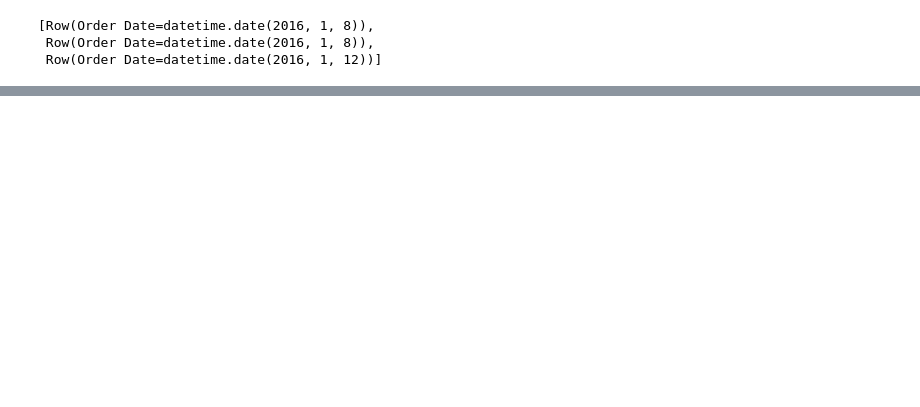
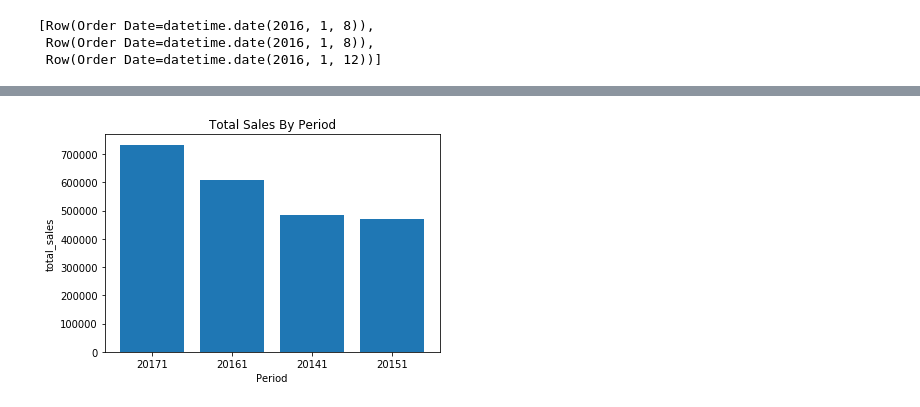
Before and after one commit to caisings/learn-pyspark, a Jupyter notebook: superstore analysis.ipynb, the cells around one changed output, grey strips where cells are left out. Drawn from its saved outputs; the diff is of its cells as text; code cells hidden in the pictures; blank space fills up the shorter version.

```diff
--- a/superstore analysis.ipynb
+++ b/superstore analysis.ipynb
@@ -135,4 +126,4 @@ dd = (dd.withColumn('month', F.when(F.length(F.col('month')) == 1, F.concat(F.li
 """
 #F.when(F.length(F.col(temp_df.select(month('Order Date')))) == 1, F.concat(F.lit('0'), F.col(temp_df.select(month('Order Date'))))).otherwise(F.col(temp_df.select(month("Order Date"))))
 
-new_df = temp_df.withColumn('Period', F.concat(year("Order Date"), month("Order Date")))
+superstore_df = temp_df.withColumn('Period', F.concat(year("Order Date"), month("Order Date")))
@@ -153,0 +139,8 @@ new_df.groupBy("Period").agg({"Sales":"sum"}).alias("sum_sales").orderBy("sum_sa
+# %%
+from pyspark.sql.functions import col, desc
+
+sales_by_period_df = superstore_df \
+    .groupBy("Period") \
+    .agg({"Sales":"sum"}) \
+    .withColumnRenamed("SUM(sales)", "total_sales") \
+    .sort(desc("total_sales"))
@@ -153,0 +240,17 @@ new_df.groupBy("Period").agg({"Sales":"sum"}).alias("sum_sales").orderBy("sum_sa
+# %%
+import pandas as pd
+import matplotlib.pyplot as plt
+
+sales_by_period = sales_by_period_df.toPandas()
+sales_by_country = sales_by_country_df.toPandas()
+profit_by_product = profit_by_product_df.toPandas()
+total_segment = total_segment_df.toPandas()
+total_retur_period = total_retur_period_df.toPandas()
+# %%
+plt.bar(sales_by_period['Period'], sales_by_period['total_sales'])
+plt.title("Total Sales By Period")
+plt.ylabel('total_sales')
+plt.xlabel('Period')
+plt.show()
+# %% [output]
+[figure, added]
```
Also changed, not shown: parts of 22 cells of this notebook.
